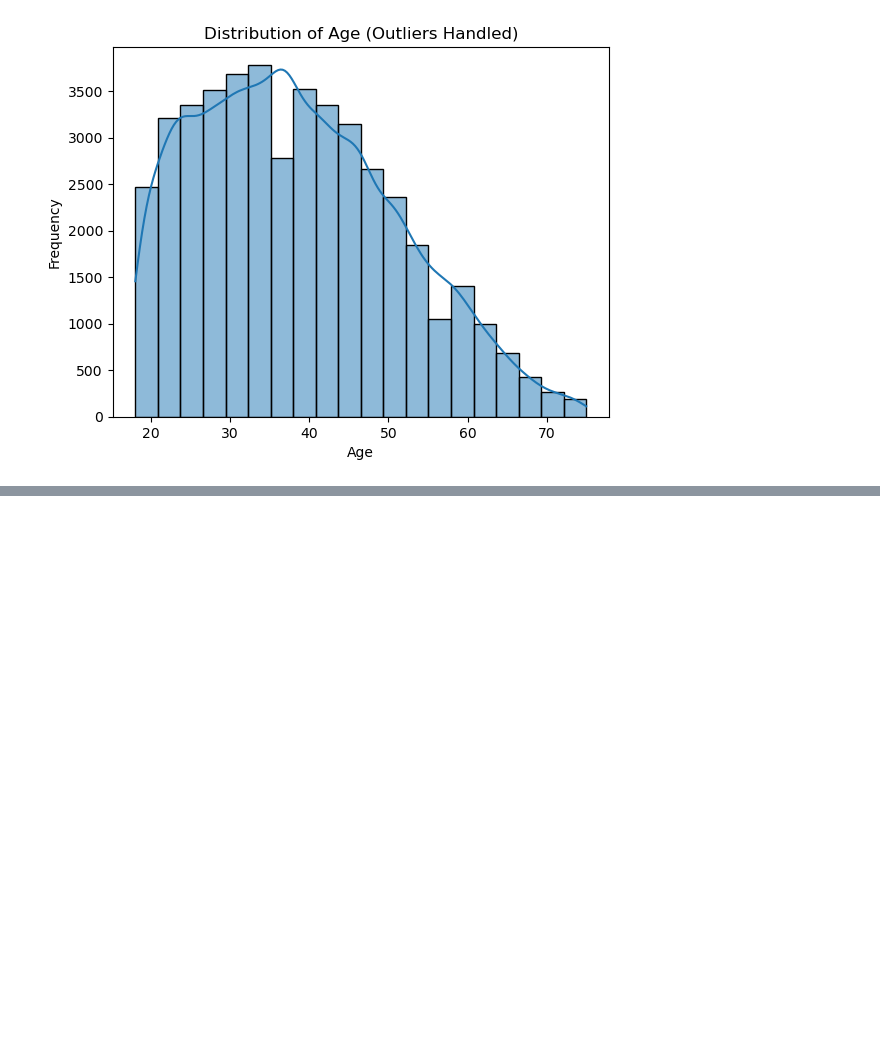
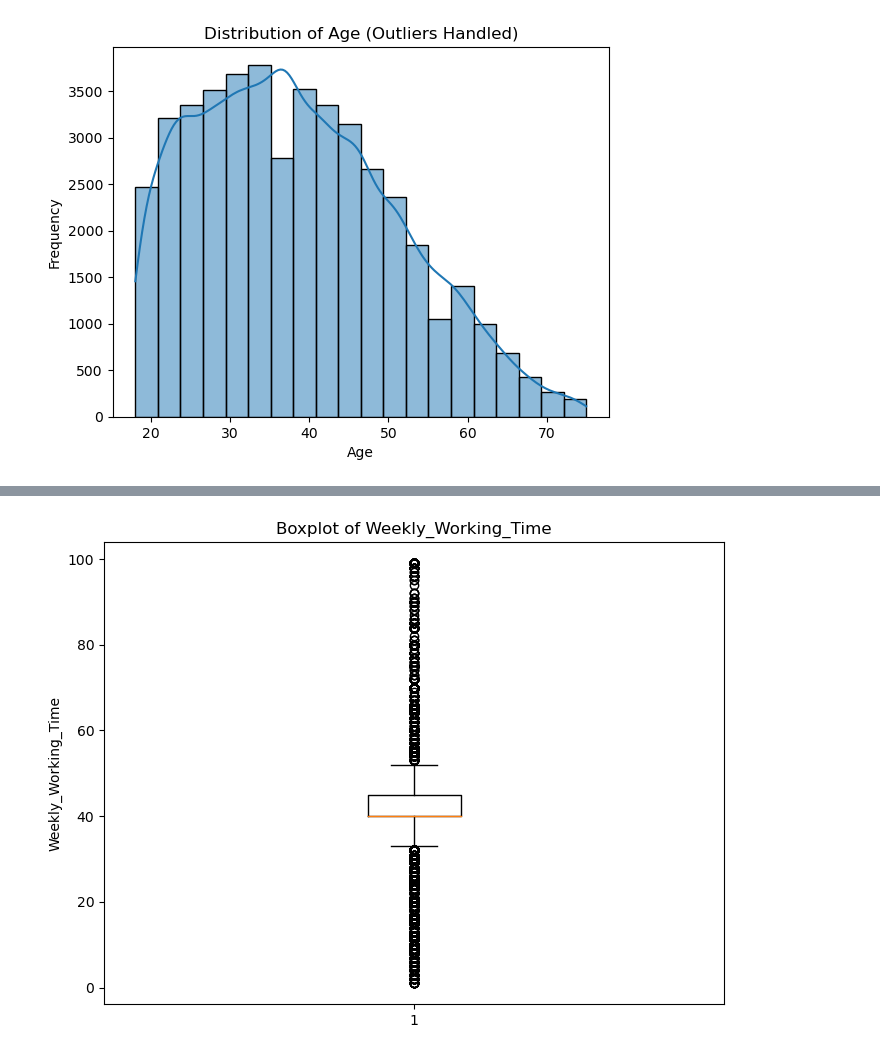
Before and after one commit to Inupa6677/Income-prediction-using-adult-data, a Jupyter notebook: ML Coursework 2024.ipynb, the cells around one changed output, grey strips where cells are left out. Cells and saved outputs as stored; diff of their text form; code cells hidden in the pictures; blank space fills up the shorter version.

```diff
--- a/ML Coursework 2024.ipynb
+++ b/ML Coursework 2024.ipynb
@@ -620,0 +534,9 @@ plt.show()
+# %%
+# Age
+plt.figure(figsize=(8, 6))
+plt.boxplot(df1['Weekly_Working_Time'])
+plt.title('Boxplot of Weekly_Working_Time')
+plt.ylabel('Weekly_Working_Time')
+plt.show()
+# %% [output]
+[figure, added]
```
Also changed, not shown: parts of 34 cells of this notebook.
